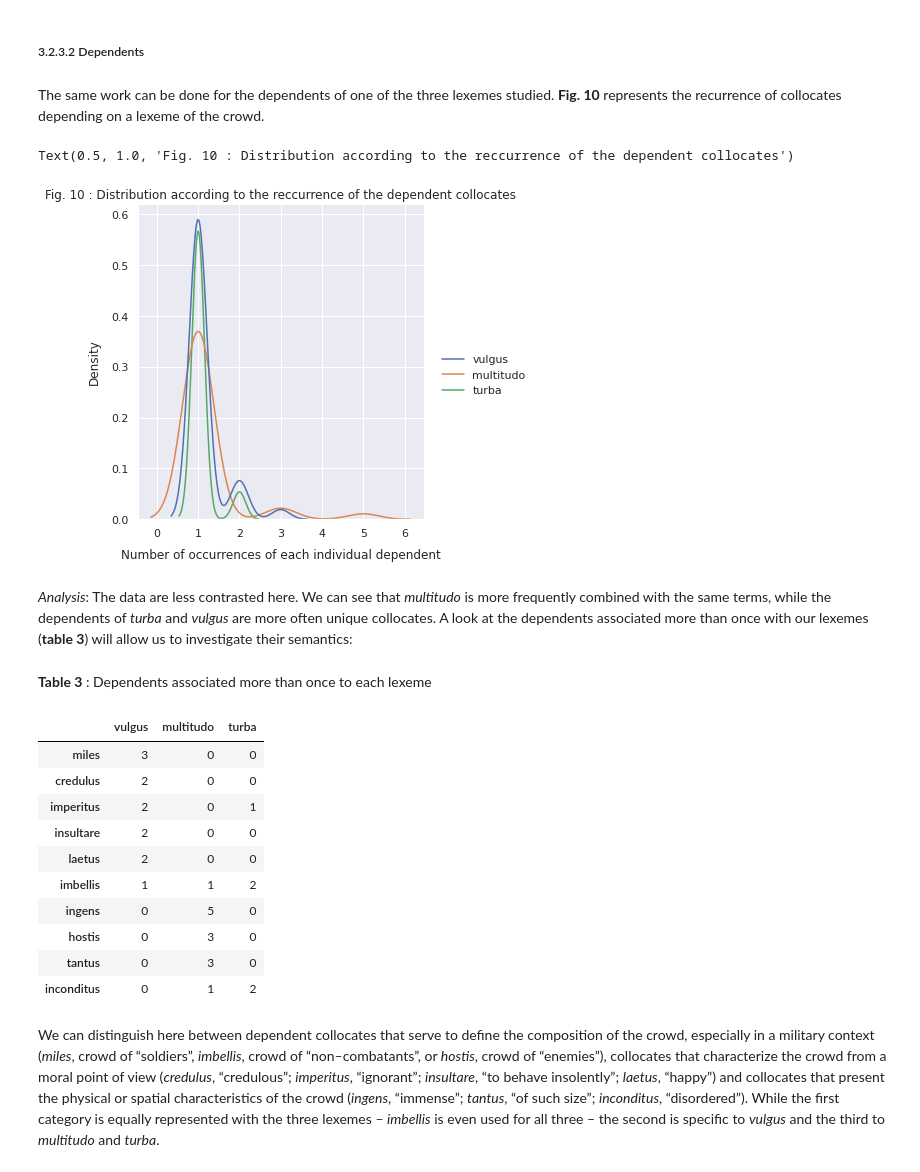
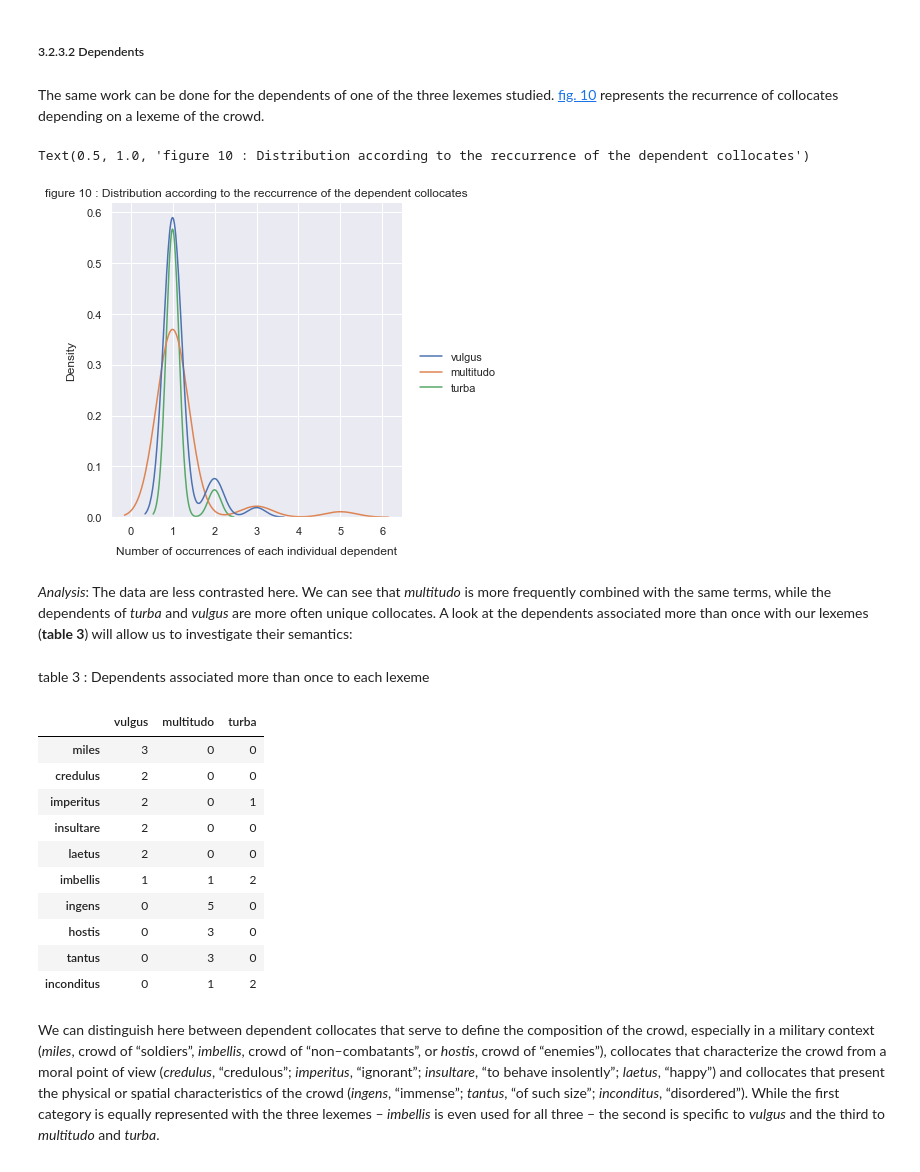
Before and after one commit to jdh-observer/issue01, a Jupyter notebook: namelesscrowd/The-Nameless-Crowd_anon_V3.ipynb, the cells around one changed output. Drawn from its saved outputs; the diff is of its cells as text; code cells hidden in the pictures.

```diff
--- a/namelesscrowd/The-Nameless-Crowd_anon_V3.ipynb
+++ b/namelesscrowd/The-Nameless-Crowd_anon_V3.ipynb
@@ -567,7 +563,7 @@ __Hist. 1.69.1__ (`SBJ`) : _ut est mos, __vulgus__ mutabile subitis et tam pronu
 # %% [markdown]
 ##### 3.2.3.2 Dependents
 # %% [markdown]
-The same work can be done for the dependents of one of the three lexemes studied. __Fig. 10__ represents the recurrence of collocates depending on a lexeme of the crowd.
+The same work can be done for the dependents of one of the three lexemes studied. [fig. 10](figure-10) represents the recurrence of collocates depending on a lexeme of the crowd.
 # %%
 dependent_vulgus = noms_foule_df[noms_foule_df["lemma"] == "vulgus"].l_dependent.value_counts()
 dependent_multitudo = noms_foule_df[noms_foule_df["lemma"] == "multitudo"].l_dependent.value_counts()
@@ -589,17 +585,17 @@ for index, content in dependent_df.iterrows():
 # %%
 fig10 = sns.displot(dependent_df[dependent_df >= 1], kind="kde")
 fig10.set_axis_labels("Number of occurrences of each individual dependent", "Density", labelpad=10)
-plt.title("Fig. 10 : Distribution according to the reccurrence of the dependent collocates")
+plt.title("figure 10 : Distribution according to the reccurrence of the dependent collocates")
 # %% [output]
-Text(0.5, 1.0, 'Fig. 10 : Distribution according to the reccurrence of the dependent collocates')
+Text(0.5, 1.0, 'figure 10 : Distribution according to the reccurrence of the dependent collocates')
-[figure, old version]
+[figure, new version]
 # %% [markdown]
 _Analysis_: The data are less contrasted here. We can see that _multitudo_ is more frequently combined with the same terms, while the dependents of _turba_ and _vulgus_ are more often unique collocates. A look at the dependents associated more than once with our lexemes (__table 3__) will allow us to investigate their semantics:
 # %%
-printmd("__Table 3__ : Dependents associated more than once to each lexeme")
+printmd("table 3 : Dependents associated more than once to each lexeme")
 display(dependent_df[(dependent_df["vulgus"] >= 2) | (dependent_df["turba"] >= 2) | (dependent_df["multitudo"] >= 2)].astype("int").sort_values(by=["vulgus", "multitudo"], ascending=False))
 # %% [output]
-__Table 3__ : Dependents associated more than once to each lexeme
+table 3 : Dependents associated more than once to each lexeme
 |  | vulgus | multitudo | turba |
 | miles | 3 | 0 | 0 |
 | credulus | 2 | 0 | 0 |
```
Also changed, not shown: parts of 32 cells of this notebook.
